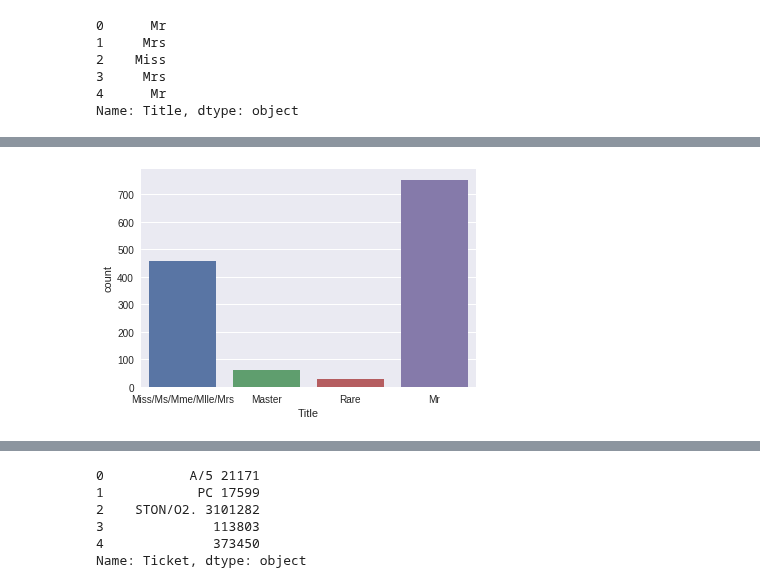
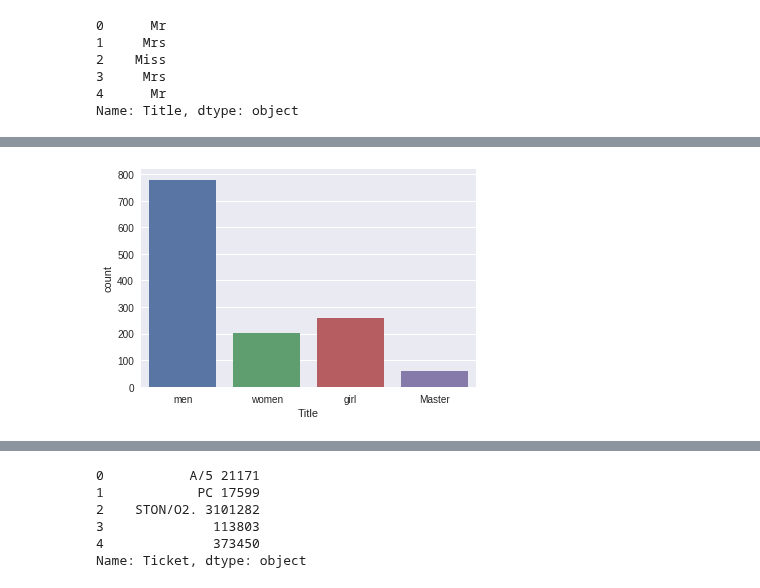
Before and after one commit to ShichengChen/kaggle, a Jupyter notebook: Titanic/titanic.ipynb, the cells around one changed output, grey strips where cells are left out. Saved outputs shown, nothing was run; the diff lists cells and outputs as text; code cells hidden in the pictures.

```diff
--- a/Titanic/titanic.ipynb
+++ b/Titanic/titanic.ipynb
@@ -144,0 +158,11 @@ g = g.set_ylabels("survival probability")
+# %%
+sns.factorplot(x="SibSp",y="Survived",data = dataset)
+sns.factorplot(x="Parch",y="Survived",data = dataset)
+dataset['SibSp1'] = dataset['SibSp'].map(lambda s: 1 if s == 0 else 0)
+dataset['SibSp2'] = dataset['SibSp'].map(lambda s: 1 if  s == 1  else 0)
+dataset['SibSp3'] = dataset['SibSp'].map(lambda s: 1 if s==2 else 0)
+dataset['SibSp4'] = dataset['SibSp'].map(lambda s: 1 if s>=3 else 0)
+dataset['Parch1'] = dataset['SibSp'].map(lambda s: 1 if s == 0 else 0)
+dataset['Parch2'] = dataset['SibSp'].map(lambda s: 1 if  s == 1  else 0)
+dataset['Parch3'] = dataset['SibSp'].map(lambda s: 1 if s==2 else 0)
+dataset['Parch4'] = dataset['SibSp'].map(lambda s: 1 if s>=3 else 0)
@@ -233,7 +292,6 @@ dataset["Sex"] = dataset["Sex"].map({"male": 0, "female":1})
 familyPclass = dataset.groupby(['Parch','SibSp','Pclass'])['Age']
 dataset['Age'] = familyPclass.transform(lambda x: x.fillna(x.median()))
 dataset['Age'] = dataset['Age'].fillna(dataset["Age"].median())
-dataset[['Age']] = dataset[['Age']].astype(int)
 # %%
 _,ax = plt.subplots(1,1,figsize=(30,30))
 ax.hist([dataset[dataset['Survived']==1]['Age'], dataset[dataset['Survived']==0]['Age']],
@@ -270,6 +347 @@ g = plt.setp(g.get_xticklabels(), rotation=45)
 [figure]
-# %%
-# Convert to categorical values Title
-dataset["Title"] = dataset["Title"].replace(['Lady', 'the Countess','Countess','Capt', 'Col','Don', 'Dr', 'Major', 'Rev', 'Sir', 'Jonkheer', 'Dona'], 'Rare')
-dataset["Title"] = dataset["Title"].map({"Master":1, "Miss":0, "Ms" : 0 , "Mme":0, "Mlle":0, "Mrs":0, "Mr":3, "Rare":2})
-dataset["Title"] = dataset["Title"].astype(int)
@@ -276,7 +352,27 @@ dataset["Title"] = dataset["Title"].astype(int)
+# %%
+# Convert to categorical values Title
+mapt={"Miss":'girl',
+      "Mlle":'girl',
+      'Don':'men',
+      "Mr":'men',
+      'Sir':'men',
+      'Major':'men',
+      'Rev':'men',
+      'Dr':'men',
+      'Col':'men',
+      'Jonkheer':'men',
+      'Capt':'men',
+      'the Countess':'women',
+      'Lady':'women',
+      "Ms" : 'women' ,
+      "Mme":'women',
+      "Mrs":'women',
+      'Master':'Master'
+      }
+dataset["Title"] = dataset["Title"].map(mapt)
 # %%
 g = sns.countplot(dataset["Title"])
-g = g.set_xticklabels(["Miss/Ms/Mme/Mlle/Mrs","Master",'Rare',"Mr"])
 # %% [output]
-[figure, old version]
+[figure, new version]
 # %%
 g = sns.factorplot(x="Title",y="Survived",data=dataset,kind="bar")
```
Also changed, not shown: parts of 48 cells of this notebook, 7 other files.
